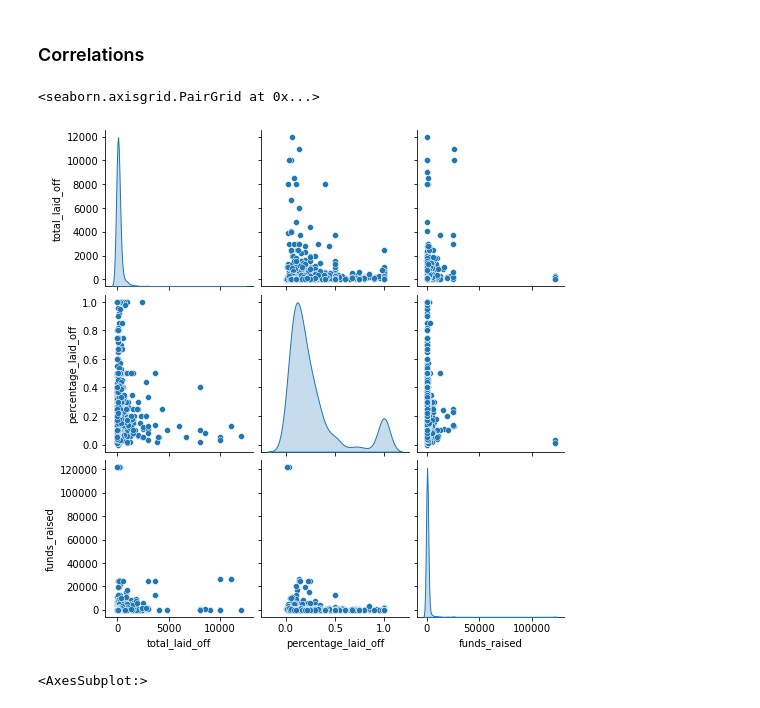
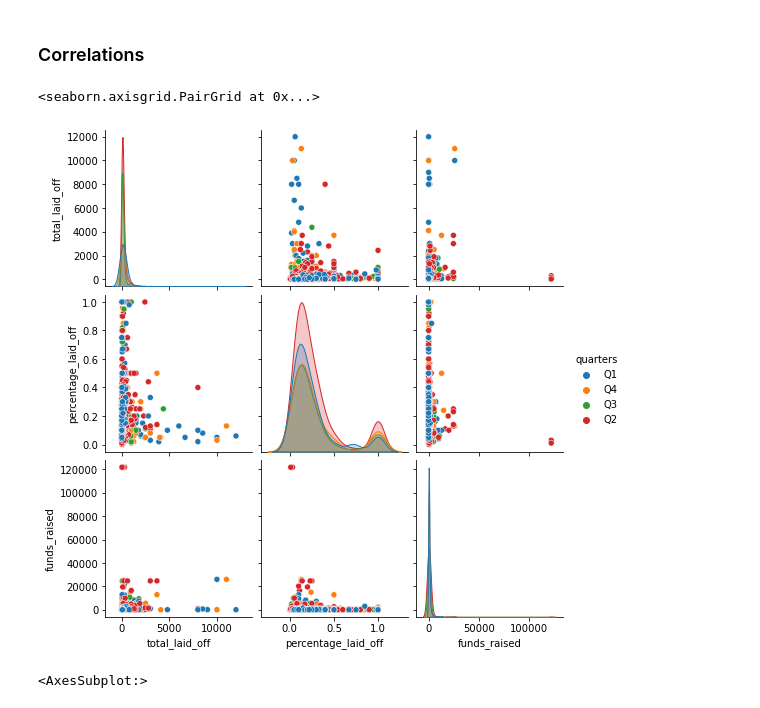
Before and after one commit to GilenW/CSE151A_FINAL_PROJECT, a Jupyter notebook: final_project.ipynb, the cells around one changed output. Drawn from its saved outputs; the diff is of its cells as text; code cells hidden in the pictures.

```diff
--- a/final_project.ipynb
+++ b/final_project.ipynb
@@ -16,0 +28,17 @@ layoffdf = pd.read_csv(layoff_filepath)
+# %%
+date_list = layoffdf['date'].values
+quarters = []
+for date in date_list:
+    y_m_d = date.split("-")
+    month = int(y_m_d[1])
+    if (1<= month <= 3):
+        quarter = "Q1"
+    elif (4<= month <= 6):
+        quarter = "Q2"
+    elif (7<= month <= 9):
+        quarter = "Q3"
+    else:
+        quarter = "Q4"
+    quarters.append(quarter)
+layoffdf['quarters'] = quarters
+layoffdf.drop(columns=['date'])
@@ -172,10 +209,10 @@ Name: funds_raised, Length: 712, dtype: int64
 # %% [markdown]
 ### Correlations
 # %%
-sns.pairplot(layoffdf, diag_kind='kde')
+sns.pairplot(layoffdf, hue='quarters')
 # %% [output]
 <seaborn.axisgrid.PairGrid at 0x...>
-[figure, old version]
+[figure, new version]
 # %%
 corr = layoffdf.corr()
 sns.heatmap(corr, vmin=-1, vmax=1, center=0, annot=True, cmap= 'RdBu')
```
Also changed, not shown: parts of 14 cells of this notebook, 1 other file.
